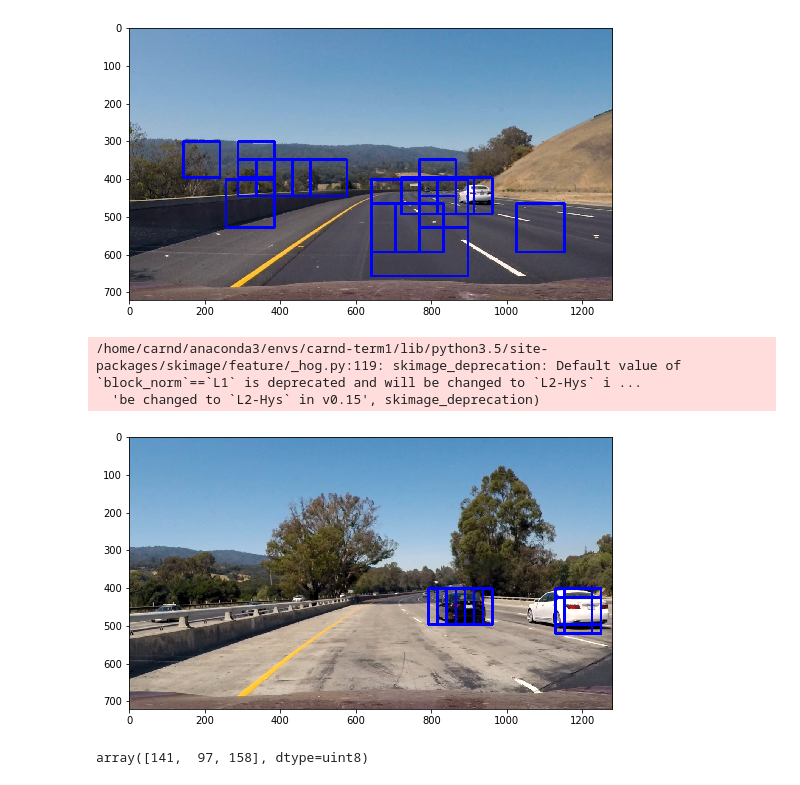
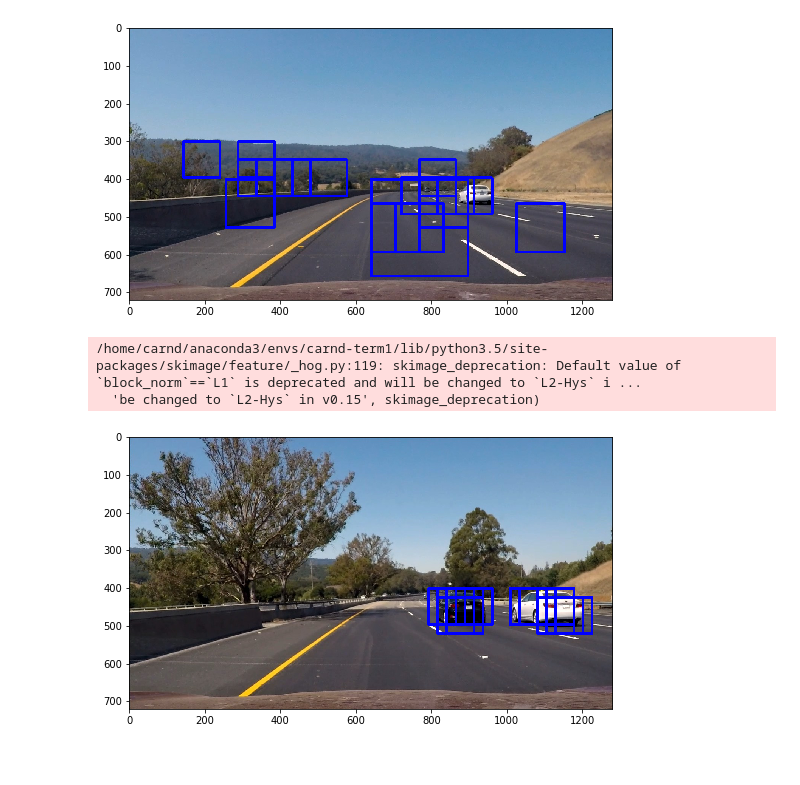
Before and after one commit to knguyen0105/CarND-Vehicle-Detection, a Jupyter notebook: sdc1_p5_object_tracking.ipynb, the cells around one changed output. Drawn from its saved outputs; the diff is of its cells as text; code cells hidden in the pictures.

```diff
--- a/sdc1_p5_object_tracking.ipynb
+++ b/sdc1_p5_object_tracking.ipynb
@@ -251,8 +252,8 @@ orient = 9
 pix_per_cell = 8
 cell_per_block = 2
 hog_channel = 'ALL' # Can be 0, 1, 2, or "ALL"
-spatial_size = (32, 32) # Spatial binning dimensions
-hist_bins = 32    # Number of histogram bins
+spatial_size = (16, 16) # Spatial binning dimensions
+hist_bins = 16    # Number of histogram bins
 spatial_feat = True # Spatial features on or off
 hist_feat = True # Histogram features on or off
 hog_feat = True # HOG features on or off
@@ -367,6 +368,8 @@ def find_cars(img, ystart, ystop, scale, svc, X_scaler, orient, pix_per_cell, ce
     hog2 = get_hog_features(ch2, orient, pix_per_cell, cell_per_block, feature_vec=False)
     hog3 = get_hog_features(ch3, orient, pix_per_cell, cell_per_block, feature_vec=False)
 
+
+    bboxes = []
     for xb in range(nxsteps):
         for yb in range(nysteps):
             ypos = yb*cells_per_step
@@ -396,26 +399,24 @@ def find_cars(img, ystart, ystop, scale, svc, X_scaler, orient, pix_per_cell, ce
                 xbox_left = np.int(xleft*scale)
                 ytop_draw = np.int(ytop*scale)
                 win_draw = np.int(window*scale)
-                cv2.rectangle(draw_img,(xbox_left, ytop_draw+ystart),(xbox_left+win_draw,ytop_draw+win_draw+ystart),(0,0,255),6)
+                #cv2.rectangle(draw_img,(xbox_left, ytop_draw+ystart),(xbox_left+win_draw,ytop_draw+win_draw+ystart),(0,0,255),6)
+                bboxes.append(((xbox_left, ytop_draw+ystart),(xbox_left+win_draw,ytop_draw+win_draw+ystart)))
 
-    return draw_img
+    return bboxes
 # %%
-img = mpimg.imread('test_images/test1.jpg')
+img = mpimg.imread('test_images/test6.jpg')
 draw_image = np.copy(img)
 
 ystart = 400
 ystop = 656
 scale = 1.5
 
-out_img = find_cars(img, ystart, ystop, scale, svc, X_scaler, orient, pix_per_cell, cell_per_block, spatial_size, hist_bins)
+bboxes = find_cars(img, ystart, ystop, scale, svc, X_scaler, orient, pix_per_cell, cell_per_block, spatial_size, hist_bins)
+out_img = draw_boxes(draw_image, bboxes)
 plt.figure(figsize=(10,5))
 plt.imshow(out_img)
 plt.show()
 # %% [output]
 /home/carnd/anaconda3/envs/carnd-term1/lib/python3.5/site-packages/skimage/feature/_hog.py:119: skimage_deprecation: Default value of `block_norm`==`L1` is deprecated and will be changed to `L2-Hys` i ...
   'be changed to `L2-Hys` in v0.15', skimage_deprecation)
-[figure, old version]
+[figure, new version]
-# %%
-convert_color(img, conv='RGB2YCrCb')[10,10]
-# %% [output]
-array([141,  97, 158], dtype=uint8)
```
Also changed, not shown: parts of 5 cells of this notebook.
